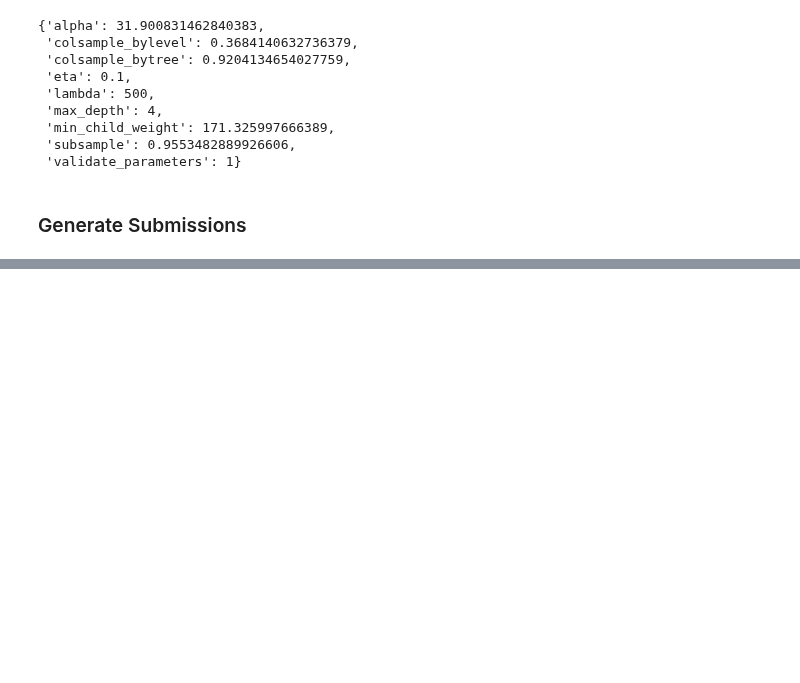
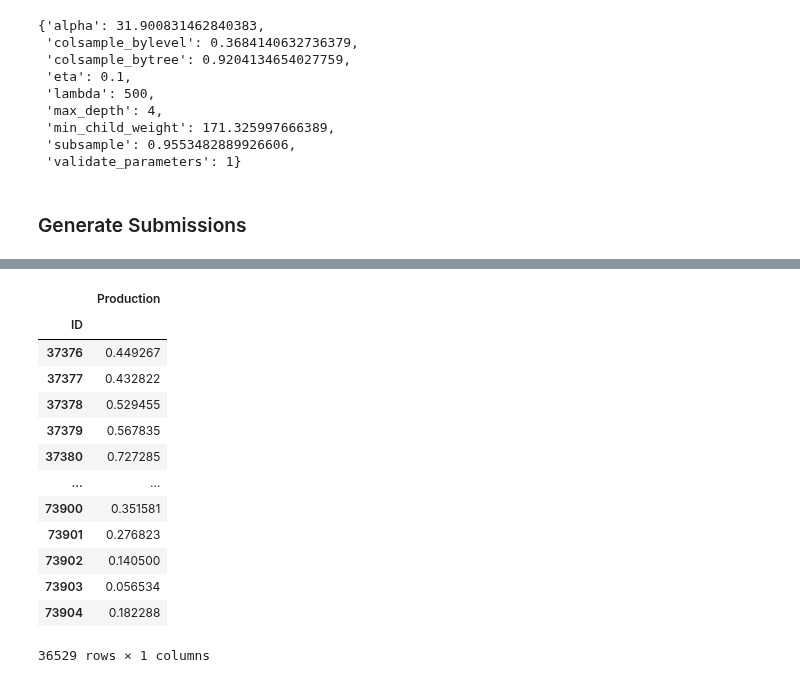
Before and after one commit to andre-la-machado/cnr, a Jupyter notebook: modelling_xgboost.ipynb, the cells around one changed output, grey strips where cells are left out. Drawn from its saved outputs; the diff is of its cells as text; code cells hidden in the pictures; blank space fills up the shorter version.

Commit message:
Submission on XGBoost

```diff
--- a/modelling_xgboost.ipynb
+++ b/modelling_xgboost.ipynb
@@ -286,0 +292,17 @@ plt.plot(submission.index,submission['Production'])
+# %%
+submission
+# %% [output]
+|  | Production |
+| ID |  |
+| 37376 | 0.449267 |
+| 37377 | 0.432822 |
+| 37378 | 0.529455 |
+| 37379 | 0.567835 |
+| 37380 | 0.727285 |
+| ... | ... |
+| 73900 | 0.351581 |
+| 73901 | 0.276823 |
+| 73902 | 0.140500 |
+| 73903 | 0.056534 |
+| 73904 | 0.182288 |
+36529 rows × 1 columns
```
Also changed, not shown: parts of 2 cells of this notebook, 1 other file.
